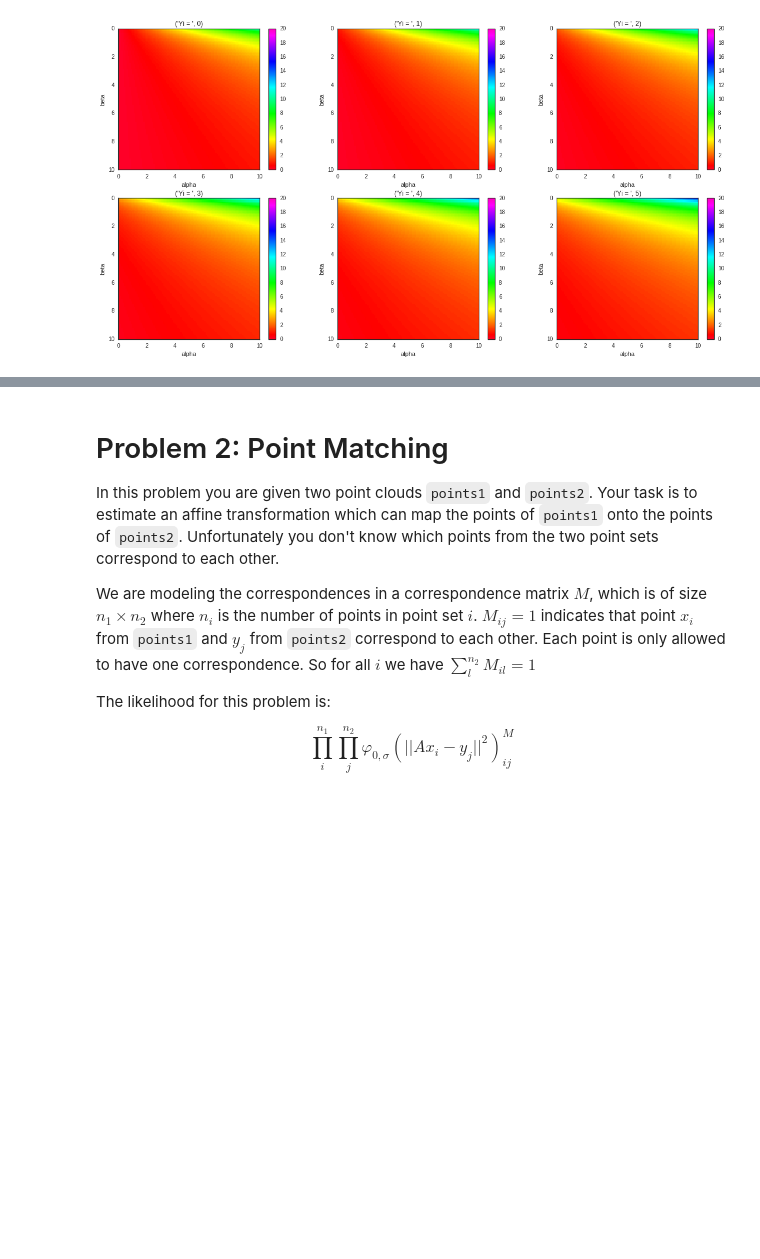
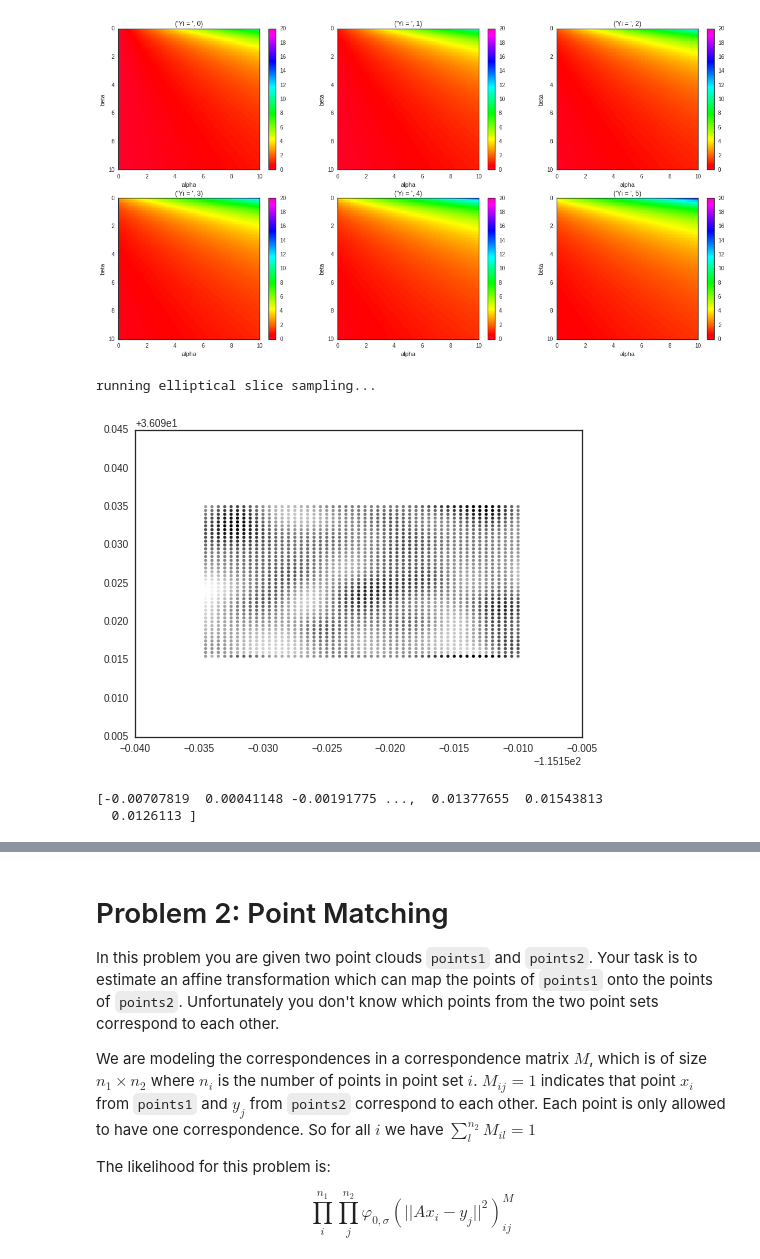
Before and after one commit to kevinchen1000/2016, a Jupyter notebook: Homework/AM207_yufengkevinchen_HW4.ipynb, the cells around one changed output, grey strips where cells are left out. Cells and saved outputs as stored; diff of their text form; code cells hidden in the pictures; blank space fills up the shorter version.

```diff
--- a/Homework/AM207_yufengkevinchen_HW4.ipynb
+++ b/Homework/AM207_yufengkevinchen_HW4.ipynb
@@ -173,30 +173,72 @@ for i in xrange(Y.shape[0]):
 [figure]
 # %%
 #part 2 -nonconjugate prior
+
+#define poisson distribution
+def poisson_dist(l,x):
+    #print l
+    val = l**x * np.exp(-l) / (0.0+ scipy.misc.factorial(x))
+    #print 'poisson_dist = ', val
+    return val
 
 #define log_likelihood function
 #f[0] = w
 #f[1:end] = lambda_i
 def log_likelihood(f,Y):
-    log_ll = 0;
-    for i in range(Y.shape[0]):
-        log_ll += np.log(scipy.stats.poisson(f[0]**2*f[i+1]).pdf(Y[i]))
-    return log_ll
+    #log_ll = 0;
+
+    #print f, Y
+
+    #looping, correct but slow
+    #for i in range(Y.shape[0]):
+    #    print scipy.stats.poisson.pmf(Y[i],f[0]**2*f[i+1],0)
+    #    log_ll += np.log(scipy.stats.poisson.pmf(Y[i],f[0]**2*f[i+1],0))
+
+    #vectorized
+    w_square = f[0]**2
+    log_likelihood_vectorized = np.sum(np.log(poisson_dist(w_square*f[1:],Y)))
+
+    #print 'old method', log_ll
+    #print 'new method', log_likelihood_vectorized
+
+    #assert(0)
+    return log_likelihood_vectorized
 
 #define phi
 phi = 0.00001
+Y = checkins
+M = Y.size
 
 #to construct extend matrix Sigma
-M = 100
 Sigma = np.zeros((M+1,M+1),dtype = 'float')
+Sigma[0,0] = 1.0 # this term considers the alpha contribution
+
+diagonal_offset = 1e-14; # term to ensure numerical stability
 
 for i in range(1,M+1):
     for j in range(1,M+1):
-        Sigma[i,j] = np.exp(-np.sum((X[i,:]-X[j,:])**2)/phi)
+        Sigma[i,j] = np.exp(-np.sum((X[i-1,:]-X[j-1,:])**2)/phi)
+        if i == j:
+            Sigma[i,j] += diagonal_offset
 
-
+#print Sigma
+#Y=np.array([0,1,2])
+#M=3
 #sample using elliptical slice sampler
-N_mcmc = 10000
+N_mcmc = 1000
 N_dim = M+1
 burn_in = 10
 ess_sample = ess(Y,Sigma,log_likelihood,N_mcmc,burn_in,N_dim)
+
+#find sample mean
+mean_ess_sample = np.mean(ess_sample,axis = 0)
+lambda_sample = mean_ess_sample[0:-1]
+mean_ess_sample = np.reshape(lambda_sample,(N_dim-1,))
+plot_checkins(mean_ess_sample)
+
+print mean_ess_sample
+# %% [output]
+running elliptical slice sampling...
+[figure, added]
+[-0.00707819  0.00041148 -0.00191775 ...,  0.01377655  0.01543813
+  0.0126113 ]
```
Also changed, not shown: parts of 3 cells of this notebook.
